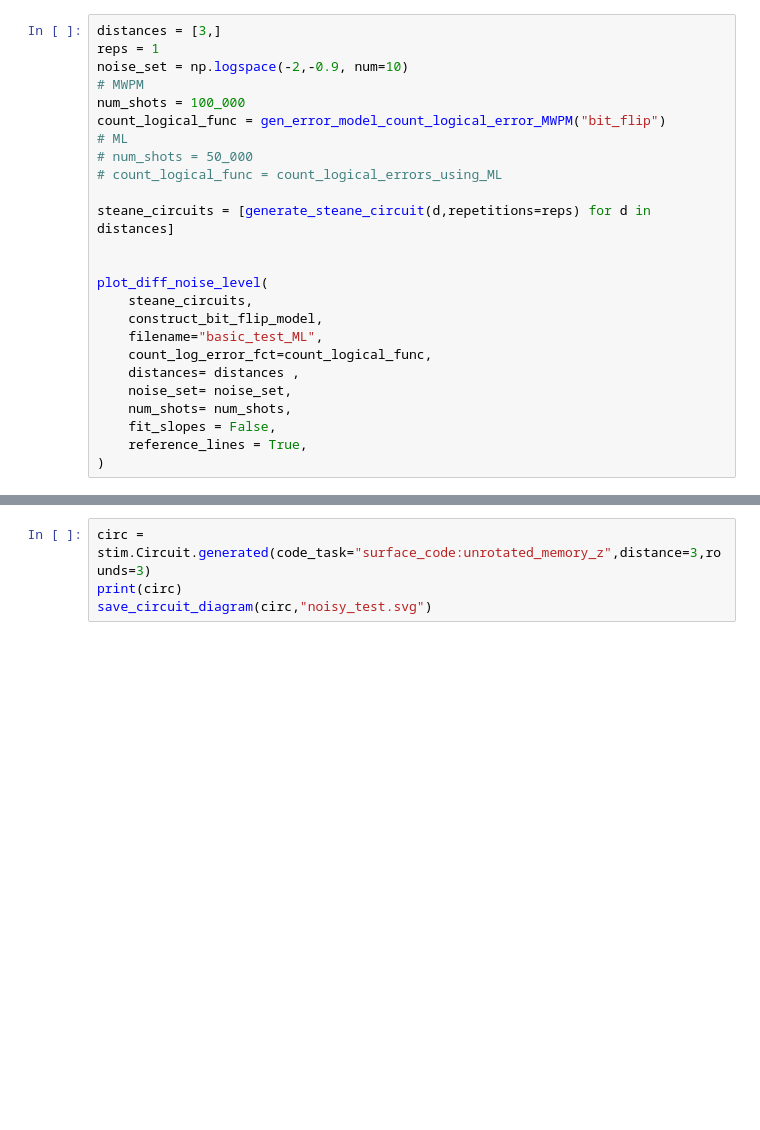
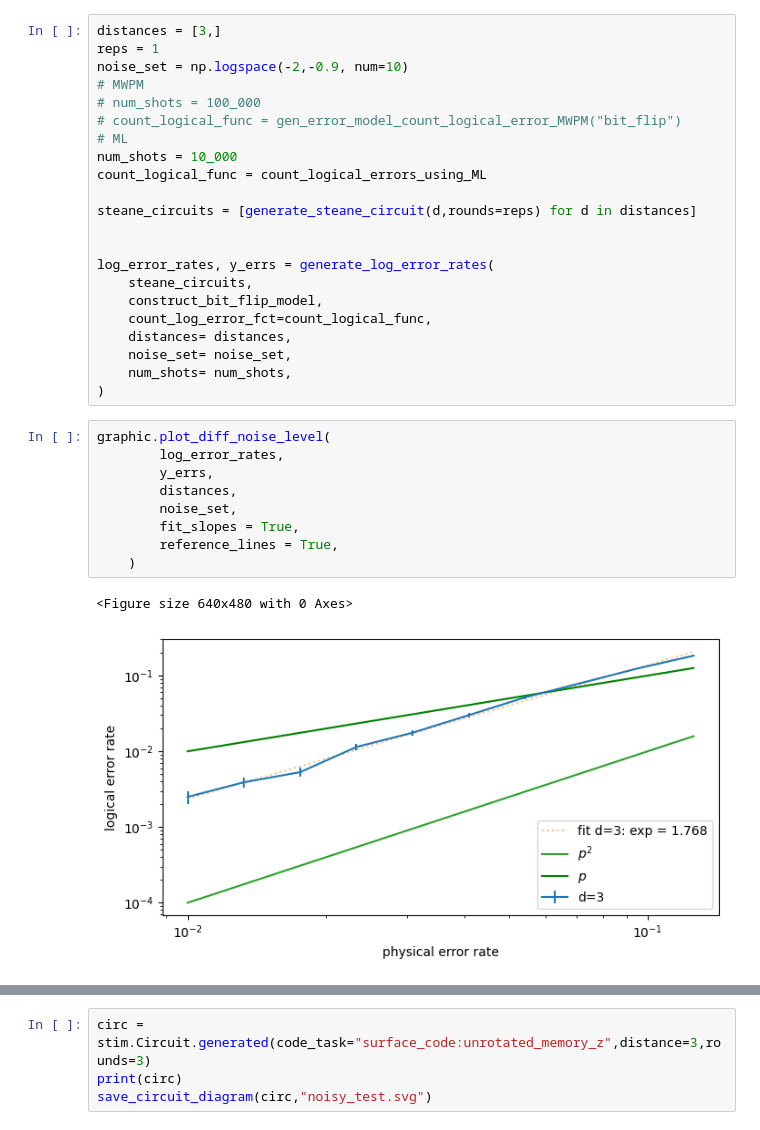
Before and after one commit to leonardlux/MasterArbeit, a Jupyter notebook: code/new_start/testing.ipynb, the cells around one changed output, grey strips where cells are left out. Drawn from its saved outputs; the diff is of its cells as text; blank space fills up the shorter version.

```diff
--- a/code/new_start/testing.ipynb
+++ b/code/new_start/testing.ipynb
@@ -14,24 +18,33 @@ distances = [3,]
 reps = 1
 noise_set = np.logspace(-2,-0.9, num=10)
 # MWPM
-num_shots = 100_000
-count_logical_func = gen_error_model_count_logical_error_MWPM("bit_flip")
+# num_shots = 100_000
+# count_logical_func = gen_error_model_count_logical_error_MWPM("bit_flip")
 # ML
-# num_shots = 50_000
-# count_logical_func = count_logical_errors_using_ML
+num_shots = 10_000
+count_logical_func = count_logical_errors_using_ML
 
-steane_circuits = [generate_steane_circuit(d,repetitions=reps) for d in distances]
+steane_circuits = [generate_steane_circuit(d,rounds=reps) for d in distances]
 
 
-plot_diff_noise_level(
+log_error_rates, y_errs = generate_log_error_rates(
     steane_circuits,
     construct_bit_flip_model,
-    filename="basic_test_ML",
     count_log_error_fct=count_logical_func,
-    distances= distances ,
+    distances= distances,
     noise_set= noise_set,
     num_shots= num_shots,
-    fit_slopes = False,
-    reference_lines = True,
 )
+# %%
+graphic.plot_diff_noise_level(
+        log_error_rates,
+        y_errs,
+        distances,
+        noise_set,
+        fit_slopes = True,
+        reference_lines = True,
+    )
+# %% [output]
+<Figure size 640x480 with 0 Axes>
+[figure, added]
 # %%
```
Also changed, not shown: parts of 7 cells of this notebook, 7 other files.
